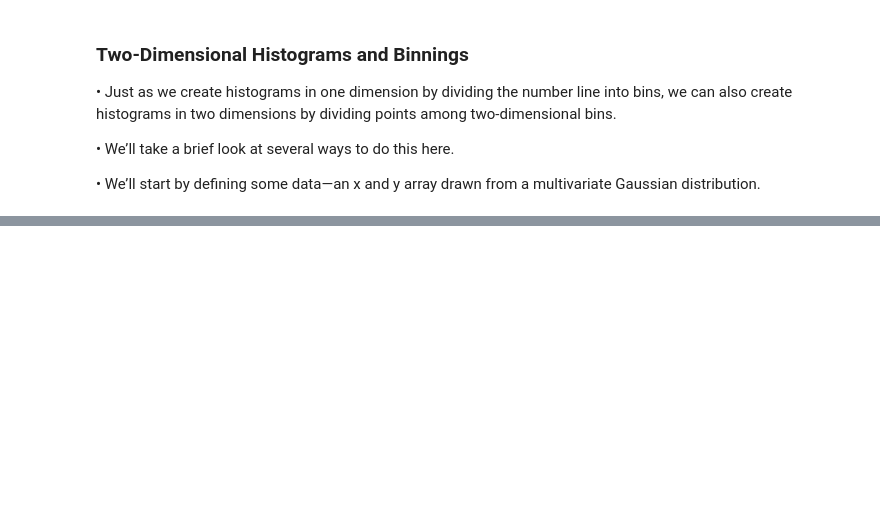
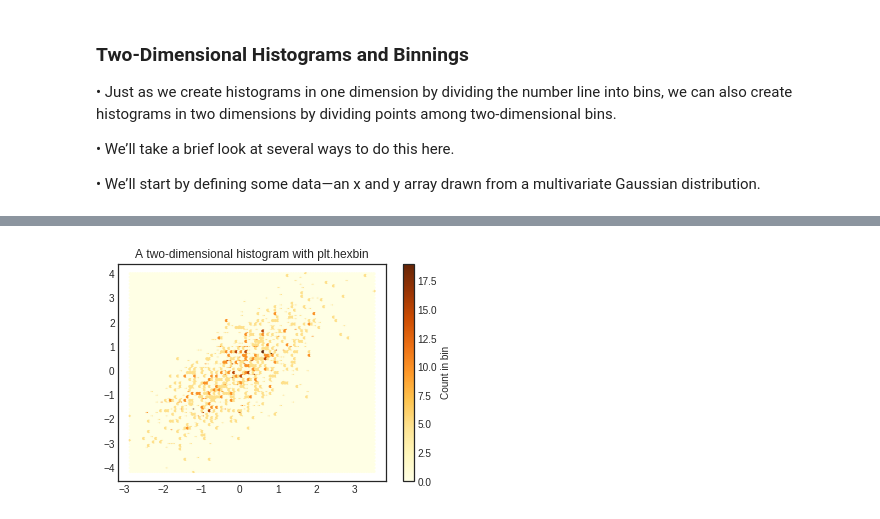
Before and after one commit to rajesh1994/python_excercise_programiz, a Jupyter notebook: python/11_matplotlib/python_for_datascience_handbook/4. Histograms, Binnings, and Density.ipynb, the cells around one changed output, grey strips where cells are left out. Saved outputs shown, nothing was run; the diff lists cells and outputs as text; code cells hidden in the pictures; blank space fills up the shorter version.

```diff
--- a/python/11_matplotlib/python_for_datascience_handbook/4. Histograms, Binnings, and Density.ipynb
+++ b/python/11_matplotlib/python_for_datascience_handbook/4. Histograms, Binnings, and Density.ipynb
@@ -57,0 +82,6 @@ x, y = np.random.multivariate_normal(mean, cov, 1000).T
+# %%
+plt.hexbin(x, y, bins=20, cmap='YlOrBr')
+plt.colorbar(label = 'Count in bin')
+plt.title('A two-dimensional histogram with plt.hexbin');
+# %% [output]
+[figure, added]
```
Also changed, not shown: parts of 11 cells of this notebook, 1 other file.
